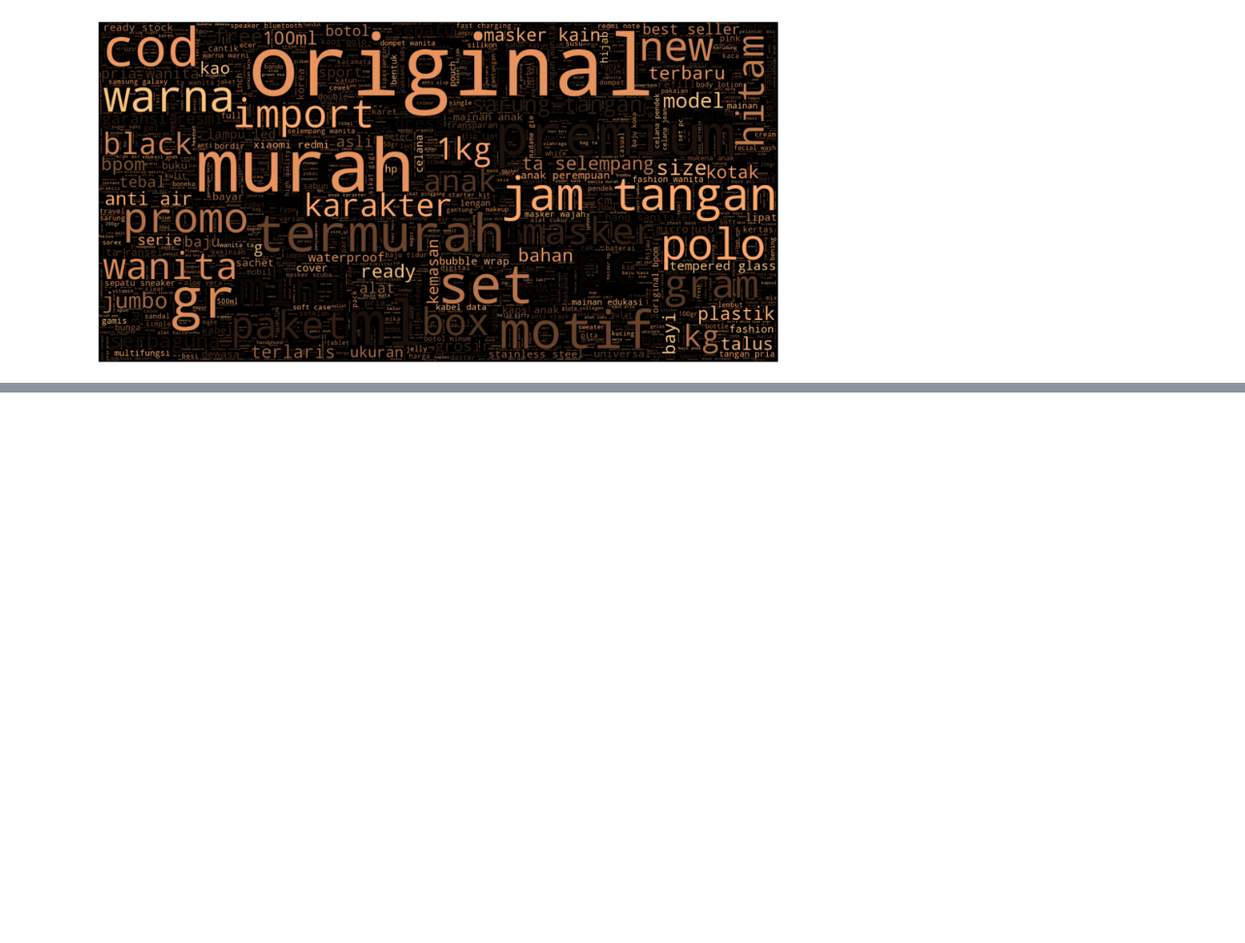
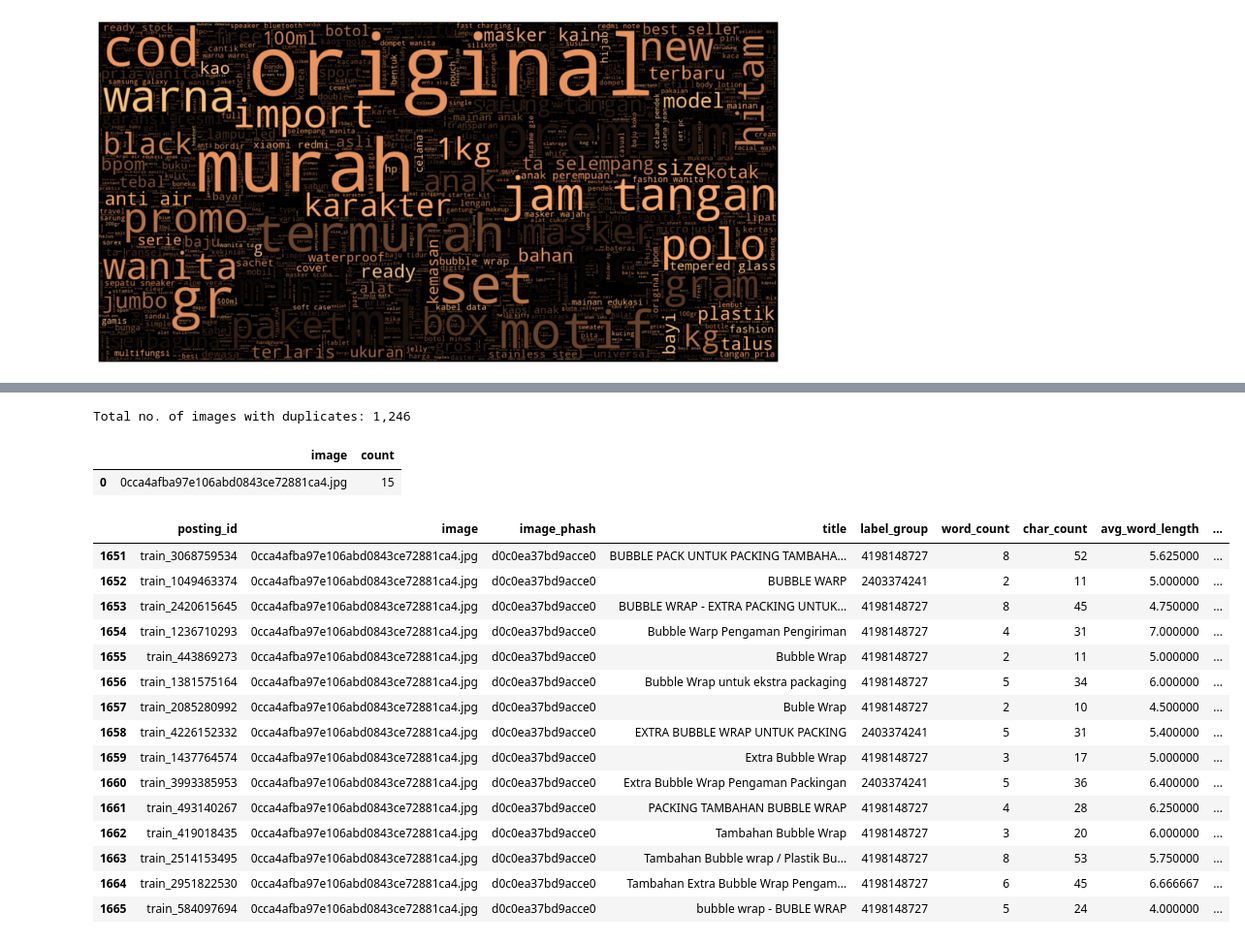
Before and after one commit to jiangllan/PR-project, a Jupyter notebook: text/visualization.ipynb, the cells around one changed output, grey strips where cells are left out. Shown: that part at 97% size. Cells and saved outputs as stored; diff of their text form; code cells hidden in the pictures; blank space fills up the shorter version.

```diff
--- a/text/visualization.ipynb
+++ b/text/visualization.ipynb
@@ -159,0 +242,8 @@ plt.show()
+# %%
+# Get the count of apparitions per image
+image_count = train_df["image"].value_counts().reset_index()
+image_count.columns = ["image", "count"]
+image_count_duplicates = image_count[image_count["count"] > 1]
+print("Total no. of images with duplicates: {:,}".format(len(image_count_duplicates)))
+# %% [output]
+Total no. of images with duplicates: 1,246
@@ -159,0 +254,34 @@ plt.show()
+# %%
+#Plot
+fig, ax = plt.subplots(figsize=(16, 7))
+plt.bar(x=image_count_duplicates.iloc[::16]["image"],
+        height=image_count_duplicates.iloc[::16]["count"],
+        facecolor = 'yellowgreen', edgecolor = 'white')
+plt.title("Duplicated Images: How many apparitions?", fontsize=20)
+plt.xticks([])
+plt.xlabel("Image ID", fontsize=16)
+plt.ylabel("Count", fontsize=16)
+plt.savefig('../../image4paper/duplicate.eps',dpi=200,format='eps')
+plt.show()
+# %% [output]
+|  | image | count |
+| 0 | 0cca4afba97e106abd0843ce72881ca4.jpg | 15 |
+# %%
+train_df[train_df['image']=="0cca4afba97e106abd0843ce72881ca4.jpg"]
+# %% [output]
+|  | posting_id | image | image_phash | title | label_group | word_count | char_count | avg_word_length | ... |
+| 1651 | train_3068759534 | 0cca4afba97e106abd0843ce72881ca4.jpg | d0c0ea37bd9acce0 | BUBBLE PACK UNTUK PACKING TAMBAHA... | 4198148727 | 8 | 52 | 5.625000 | ... |
+| 1652 | train_1049463374 | 0cca4afba97e106abd0843ce72881ca4.jpg | d0c0ea37bd9acce0 | BUBBLE WARP | 2403374241 | 2 | 11 | 5.000000 | ... |
+| 1653 | train_2420615645 | 0cca4afba97e106abd0843ce72881ca4.jpg | d0c0ea37bd9acce0 | BUBBLE WRAP - EXTRA PACKING UNTUK... | 4198148727 | 8 | 45 | 4.750000 | ... |
+| 1654 | train_1236710293 | 0cca4afba97e106abd0843ce72881ca4.jpg | d0c0ea37bd9acce0 | Bubble Warp Pengaman Pengiriman | 4198148727 | 4 | 31 | 7.000000 | ... |
+| 1655 | train_443869273 | 0cca4afba97e106abd0843ce72881ca4.jpg | d0c0ea37bd9acce0 | Bubble Wrap | 4198148727 | 2 | 11 | 5.000000 | ... |
+| 1656 | train_1381575164 | 0cca4afba97e106abd0843ce72881ca4.jpg | d0c0ea37bd9acce0 | Bubble Wrap untuk ekstra packaging | 4198148727 | 5 | 34 | 6.000000 | ... |
+| 1657 | train_2085280992 | 0cca4afba97e106abd0843ce72881ca4.jpg | d0c0ea37bd9acce0 | Buble Wrap | 4198148727 | 2 | 10 | 4.500000 | ... |
+| 1658 | train_4226152332 | 0cca4afba97e106abd0843ce72881ca4.jpg | d0c0ea37bd9acce0 | EXTRA BUBBLE WRAP UNTUK PACKING | 2403374241 | 5 | 31 | 5.400000 | ... |
+| 1659 | train_1437764574 | 0cca4afba97e106abd0843ce72881ca4.jpg | d0c0ea37bd9acce0 | Extra Bubble Wrap | 4198148727 | 3 | 17 | 5.000000 | ... |
+| 1660 | train_3993385953 | 0cca4afba97e106abd0843ce72881ca4.jpg | d0c0ea37bd9acce0 | Extra Bubble Wrap Pengaman Packingan | 2403374241 | 5 | 36 | 6.400000 | ... |
+| 1661 | train_493140267 | 0cca4afba97e106abd0843ce72881ca4.jpg | d0c0ea37bd9acce0 | PACKING TAMBAHAN BUBBLE WRAP | 4198148727 | 4 | 28 | 6.250000 | ... |
+| 1662 | train_419018435 | 0cca4afba97e106abd0843ce72881ca4.jpg | d0c0ea37bd9acce0 | Tambahan Bubble Wrap | 4198148727 | 3 | 20 | 6.000000 | ... |
+| 1663 | train_2514153495 | 0cca4afba97e106abd0843ce72881ca4.jpg | d0c0ea37bd9acce0 | Tambahan Bubble wrap / Plastik Bu... | 4198148727 | 8 | 53 | 5.750000 | ... |
+| 1664 | train_2951822530 | 0cca4afba97e106abd0843ce72881ca4.jpg | d0c0ea37bd9acce0 | Tambahan Extra Bubble Wrap Pengam... | 4198148727 | 6 | 45 | 6.666667 | ... |
+| 1665 | train_584097694 | 0cca4afba97e106abd0843ce72881ca4.jpg | d0c0ea37bd9acce0 | bubble wrap - BUBLE WRAP | 4198148727 | 5 | 24 | 4.000000 | ... |
```
Also changed, not shown: parts of 13 cells of this notebook, 23 other files.
